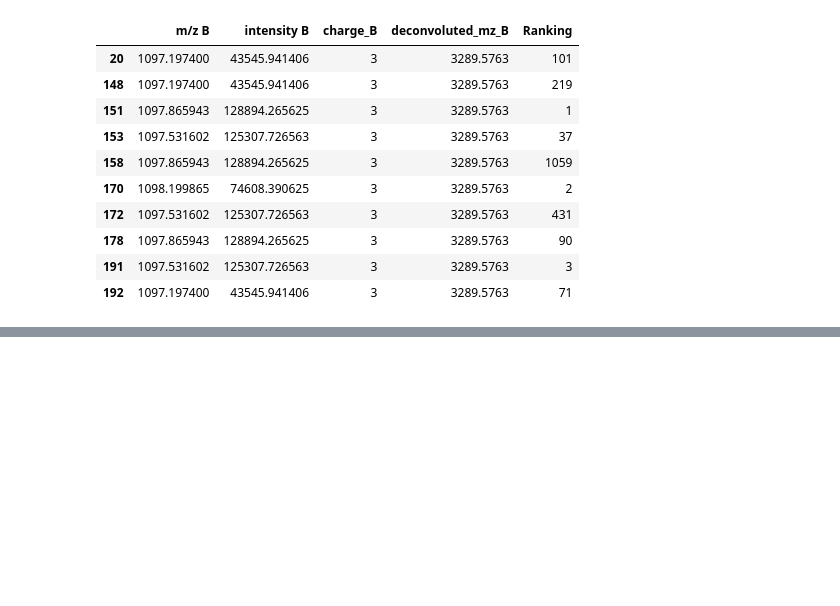
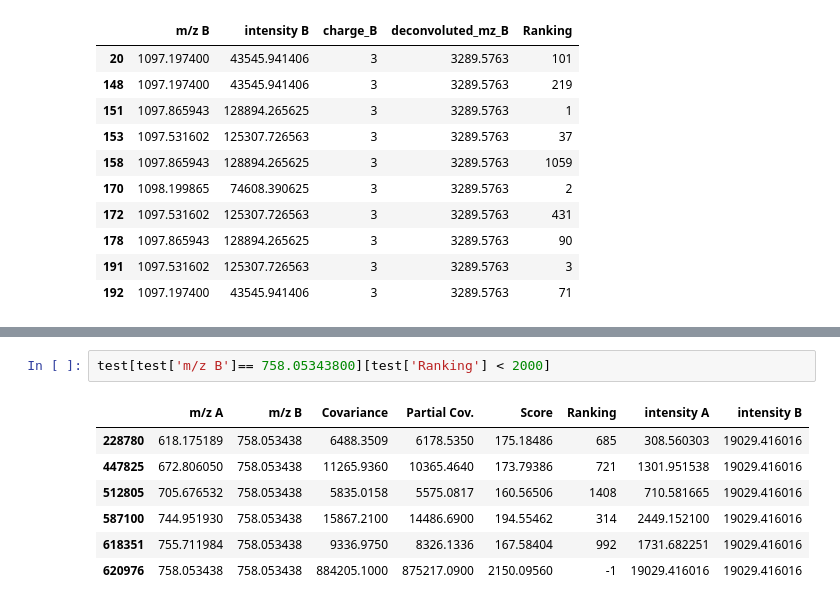
Before and after one commit to Kevinxsn/2D_spec_dict, a Jupyter notebook: pepline/pepline_test.ipynb, the cells around one changed output, grey strips where cells are left out. Drawn from its saved outputs; the diff is of its cells as text; blank space fills up the shorter version.

```diff
--- a/pepline/pepline_test.ipynb
+++ b/pepline/pepline_test.ipynb
@@ -210,0 +262,10 @@ df[(df['envelope_id_B'] == 51)][['m/z B', 'intensity B', 'charge_B', 'deconvolut
+# %%
+test[test['m/z B']== 758.05343800][test['Ranking'] < 2000]
+# %% [output]
+|  | m/z A | m/z B | Covariance | Partial Cov. | Score | Ranking | intensity A | intensity B |
+| 228780 | 618.175189 | 758.053438 | 6488.3509 | 6178.5350 | 175.18486 | 685 | 308.560303 | 19029.416016 |
+| 447825 | 672.806050 | 758.053438 | 11265.9360 | 10365.4640 | 173.79386 | 721 | 1301.951538 | 19029.416016 |
+| 512805 | 705.676532 | 758.053438 | 5835.0158 | 5575.0817 | 160.56506 | 1408 | 710.581665 | 19029.416016 |
+| 587100 | 744.951930 | 758.053438 | 15867.2100 | 14486.6900 | 194.55462 | 314 | 2449.152100 | 19029.416016 |
+| 618351 | 755.711984 | 758.053438 | 9336.9750 | 8326.1336 | 167.58404 | 992 | 1731.682251 | 19029.416016 |
+| 620976 | 758.053438 | 758.053438 | 884205.1000 | 875217.0900 | 2150.09560 | -1 | 19029.416016 | 19029.416016 |
```
Also changed, not shown: parts of 29 cells of this notebook, 15 other files.
